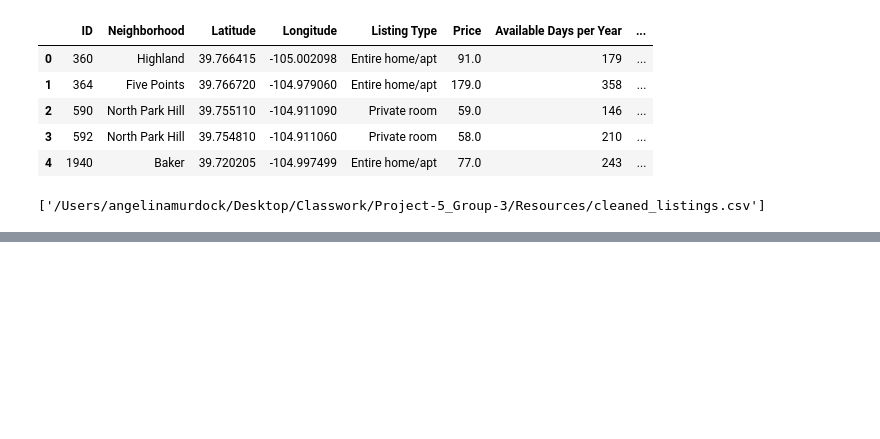
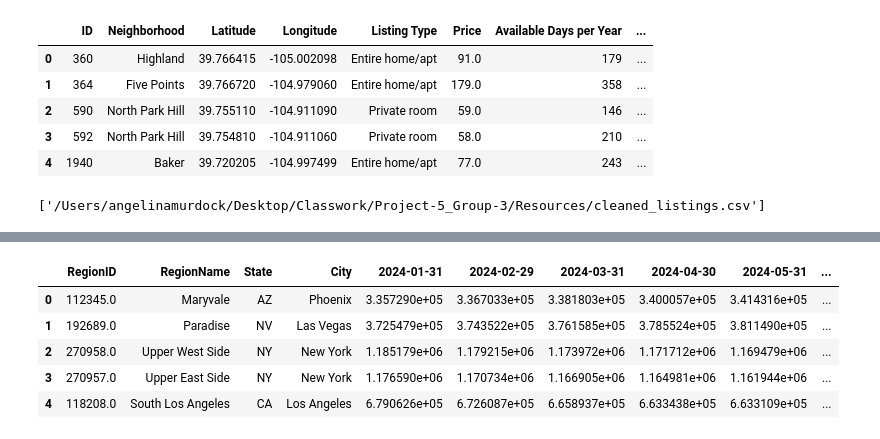
Before and after one commit to kanchanratan1980/Project-5_Group-3, a Jupyter notebook: airbnb.ipynb, the cells around one changed output, grey strips where cells are left out. Drawn from its saved outputs; the diff is of its cells as text; code cells hidden in the pictures; blank space fills up the shorter version.

```diff
--- a/airbnb.ipynb
+++ b/airbnb.ipynb
@@ -167,0 +180,11 @@ with open("Resources/listings.json", "w") as json_file:
+# %%
+# Select only the columns we want for our analysis
+real_estate_neighborhood_df = real_estate_neighborhood_df[["RegionID", "RegionName", "State", "City", "2024-01-31", "2024-02-29", "2024-03-31", "2024-04-30", "2024-05-31", "2024-06-30", "2024-07-31", "2024-08-31", "2024-09-30", "2024-10-31", "2024-11-30", "2024-12-31"]].copy()
+real_estate_neighborhood_df.head()
+# %% [output]
+|  | RegionID | RegionName | State | City | 2024-01-31 | 2024-02-29 | 2024-03-31 | 2024-04-30 | 2024-05-31 | ... |
+| 0 | 112345.0 | Maryvale | AZ | Phoenix | 3.357290e+05 | 3.367033e+05 | 3.381803e+05 | 3.400057e+05 | 3.414316e+05 | ... |
+| 1 | 192689.0 | Paradise | NV | Las Vegas | 3.725479e+05 | 3.743522e+05 | 3.761585e+05 | 3.785524e+05 | 3.811490e+05 | ... |
+| 2 | 270958.0 | Upper West Side | NY | New York | 1.185179e+06 | 1.179215e+06 | 1.173972e+06 | 1.171712e+06 | 1.169479e+06 | ... |
+| 3 | 270957.0 | Upper East Side | NY | New York | 1.176590e+06 | 1.170734e+06 | 1.166905e+06 | 1.164981e+06 | 1.161944e+06 | ... |
+| 4 | 118208.0 | South Los Angeles | CA | Los Angeles | 6.790626e+05 | 6.726087e+05 | 6.658937e+05 | 6.633438e+05 | 6.633109e+05 | ... |
```
Also changed, not shown: parts of 10 cells of this notebook, 9 other files.
